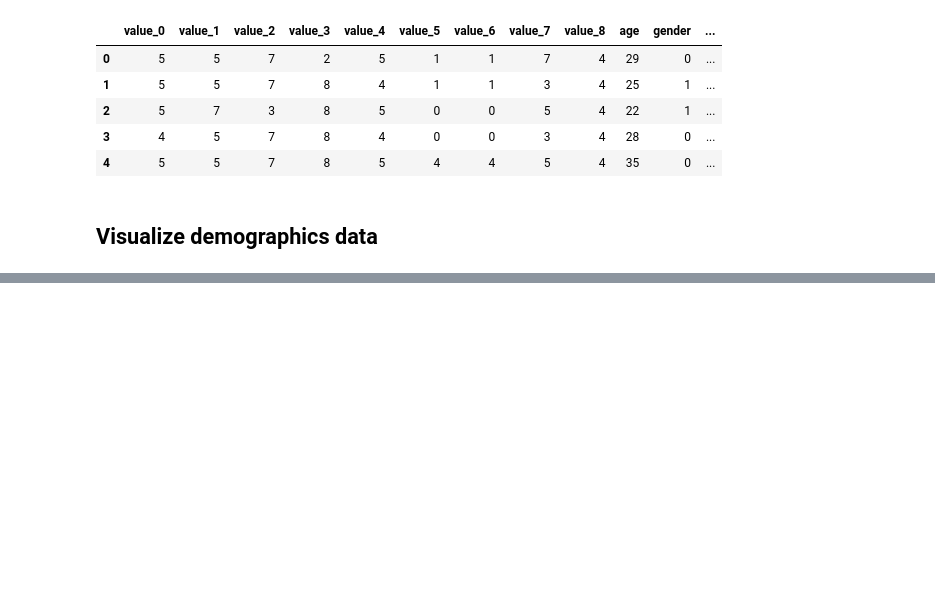
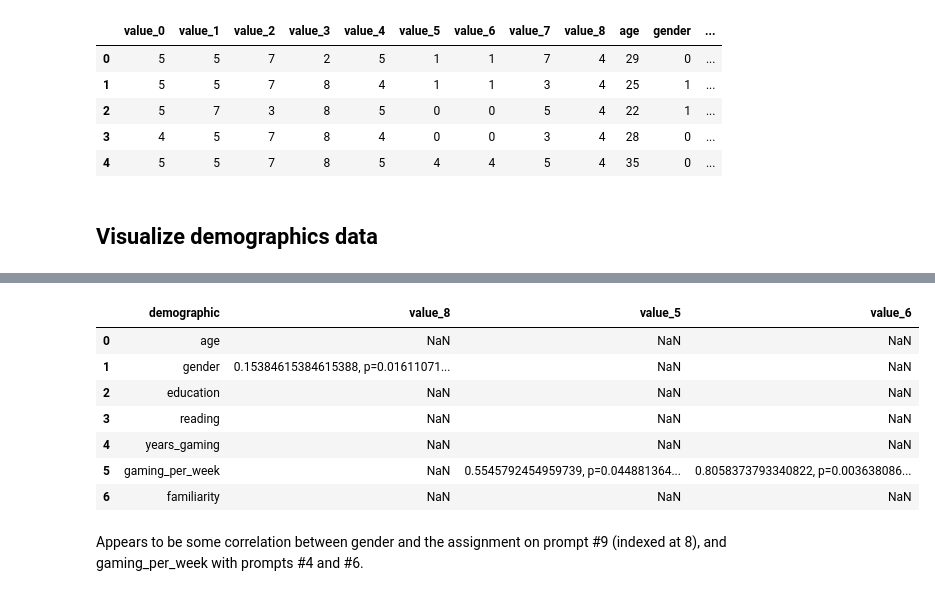
Before and after one commit to movinglinguini/Carambola-Analysis, a Jupyter notebook: summer-2023/phase-1-analysis.ipynb, the cells around one changed output, grey strips where cells are left out. Saved outputs shown, nothing was run; the diff lists cells and outputs as text; code cells hidden in the pictures; blank space fills up the shorter version.

```diff
--- a/summer-2023/phase-1-analysis.ipynb
+++ b/summer-2023/phase-1-analysis.ipynb
@@ -50,0 +119,31 @@ for col in columns:
+# %%
+subplot_height = len(columns)
+subplot_width = 9
+
+demo_types = ['interval', 'nominal', 'ordinal', 'ordinal', 'ordinal', 'ordinal', 'ordinal']
+alpha = 0.05
+
+corr_df = []
+sig_corr_df = []
+for idx, demo in enumerate(demo_columns):
+    results = { 'demographic': demo }
+    sig_results = { 'demographic': demo }
+    for jdx, assignment in enumerate(value_assignment_columns):
+        if demo_types[idx] == 'nominal':
+            corr = linregress(data_df[demo], data_df[assignment])
+            results[assignment] = f'{corr.slope}, p={corr.pvalue}'
+
+            if corr.pvalue < alpha:
+                sig_results[assignment] = f'{corr.slope}, p={corr.pvalue}'
+        else:
+            corr = kendalltau(data_df[demo], data_df[assignment])
+            results[assignment] = f'{corr.statistic}, p={corr.pvalue}'
+            if corr.pvalue < alpha:
+                sig_results[assignment] = f'{corr.statistic}, p={corr.pvalue}'
+
+    corr_df.append(results)
+    sig_corr_df.append(sig_results)
+
+corr_df = pd.DataFrame(corr_df)
+sig_corr_df = pd.DataFrame(sig_corr_df)
+display(corr_df)
@@ -50,0 +159,13 @@ for col in columns:
+# %%
+sig_corr_df
+# %% [output]
+|  | demographic | value_8 | value_5 | value_6 |
+| 0 | age | NaN | NaN | NaN |
+| 1 | gender | 0.15384615384615388, p=0.01611071... | NaN | NaN |
+| 2 | education | NaN | NaN | NaN |
+| 3 | reading | NaN | NaN | NaN |
+| 4 | years_gaming | NaN | NaN | NaN |
+| 5 | gaming_per_week | NaN | 0.5545792454959739, p=0.044881364... | 0.8058373793340822, p=0.003638086... |
+| 6 | familiarity | NaN | NaN | NaN |
+# %% [markdown]
+Appears to be some correlation between gender and the assignment on prompt #9 (indexed at 8), and gaming_per_week with prompts #4 and #6.
```
Also changed, not shown: parts of 6 cells of this notebook.
